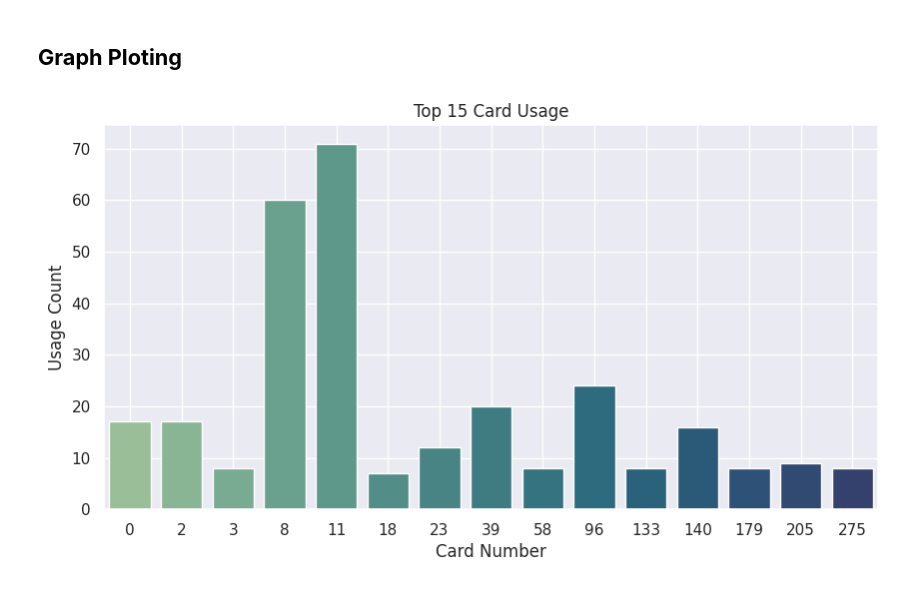
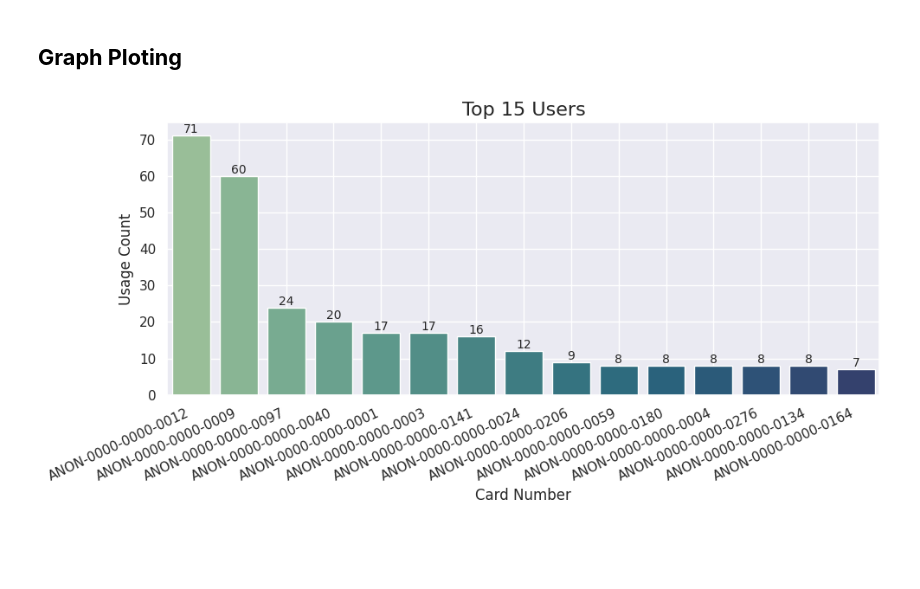
Before and after one commit to Rathod11jay/Unified_Mentor, a Jupyter notebook: Coffee_Sales_Analysis.ipynb, the cells around one changed output. Saved outputs shown, nothing was run; the diff lists cells and outputs as text; code cells hidden in the pictures; blank space fills up the shorter version.

```diff
--- a/Coffee_Sales_Analysis.ipynb
+++ b/Coffee_Sales_Analysis.ipynb
@@ -137,11 +137,3 @@ data['coffee_name'].value_counts()
 | Espresso | 43 |
 | Cocoa | 30 |
 dtype: int64
-# %%
-from sklearn.preprocessing import LabelEncoder
-
-le = LabelEncoder()
-data['coffee_name'] = le.fit_transform(data['coffee_name'])
-data['card'] = le.fit_transform(data['card'])
-
-data.head()
@@ -201,16 +169,22 @@ plt.gca().spines[['top', 'right',]].set_visible(False)
 # %% [markdown]
 ## **Graph Ploting**
 # %%
-# Top 15 Card Usage
+# Top 15 Users
 plt.figure(figsize=(10,5))
 sns.set_theme()
 
 top_15_cards = data['card'].value_counts().nlargest(15)
-sns.barplot(x=top_15_cards.index, y=top_15_cards.values, palette='crest')
-plt.title('Top 15 Card Usage')
+ax = sns.barplot(x=top_15_cards.index, y=top_15_cards.values, palette='crest')
+
+for container in ax.containers:
+    ax.bar_label(container, fontsize=10)
+
+plt.title('Top 15 Users', fontsize=16)
 plt.xlabel('Card Number')
 plt.ylabel('Usage Count')
+plt.xticks(rotation = 25, ha='right')
+plt.tight_layout()
 plt.grid(True)
 plt.show()
 # %% [output]
-[figure, old version]
+[figure, new version]
```
Also changed, not shown: parts of 18 cells of this notebook.
